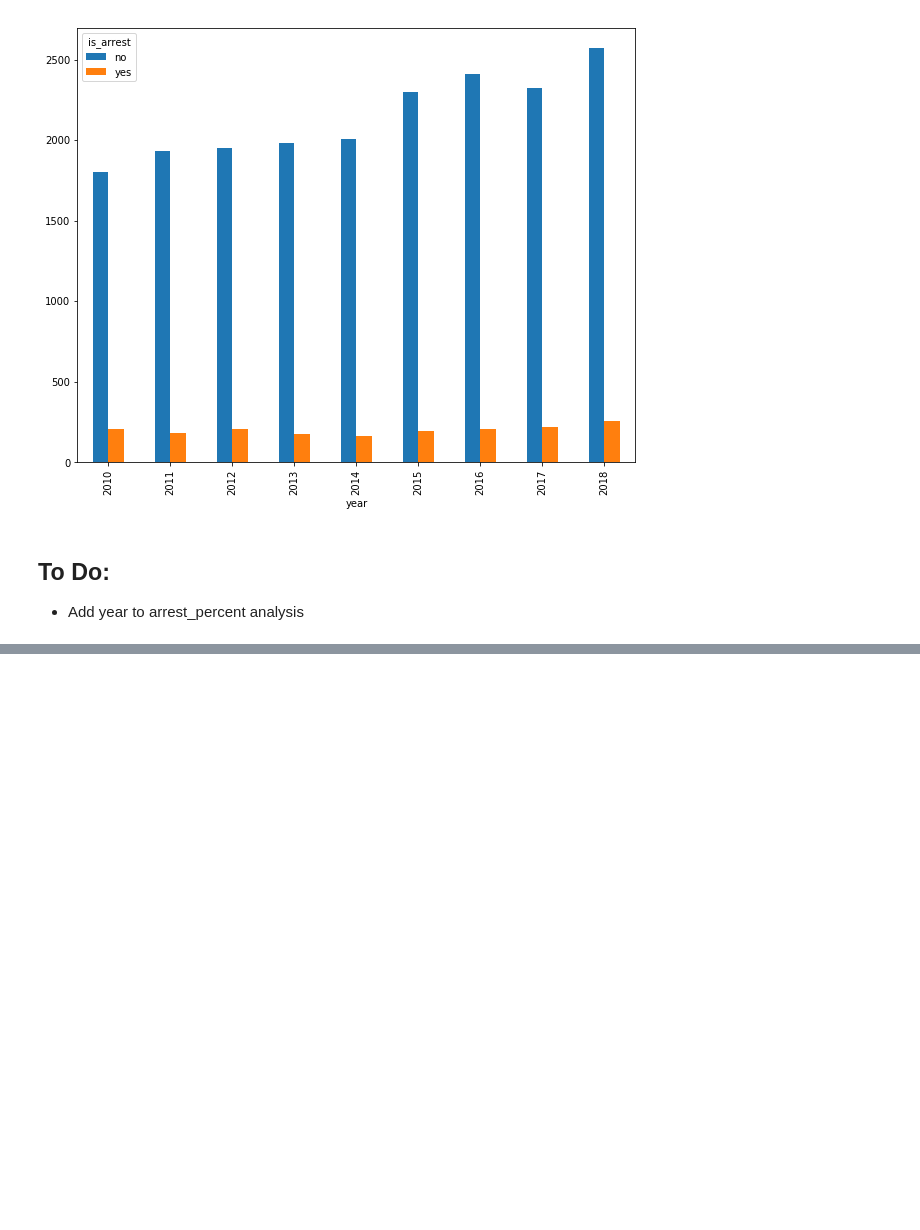
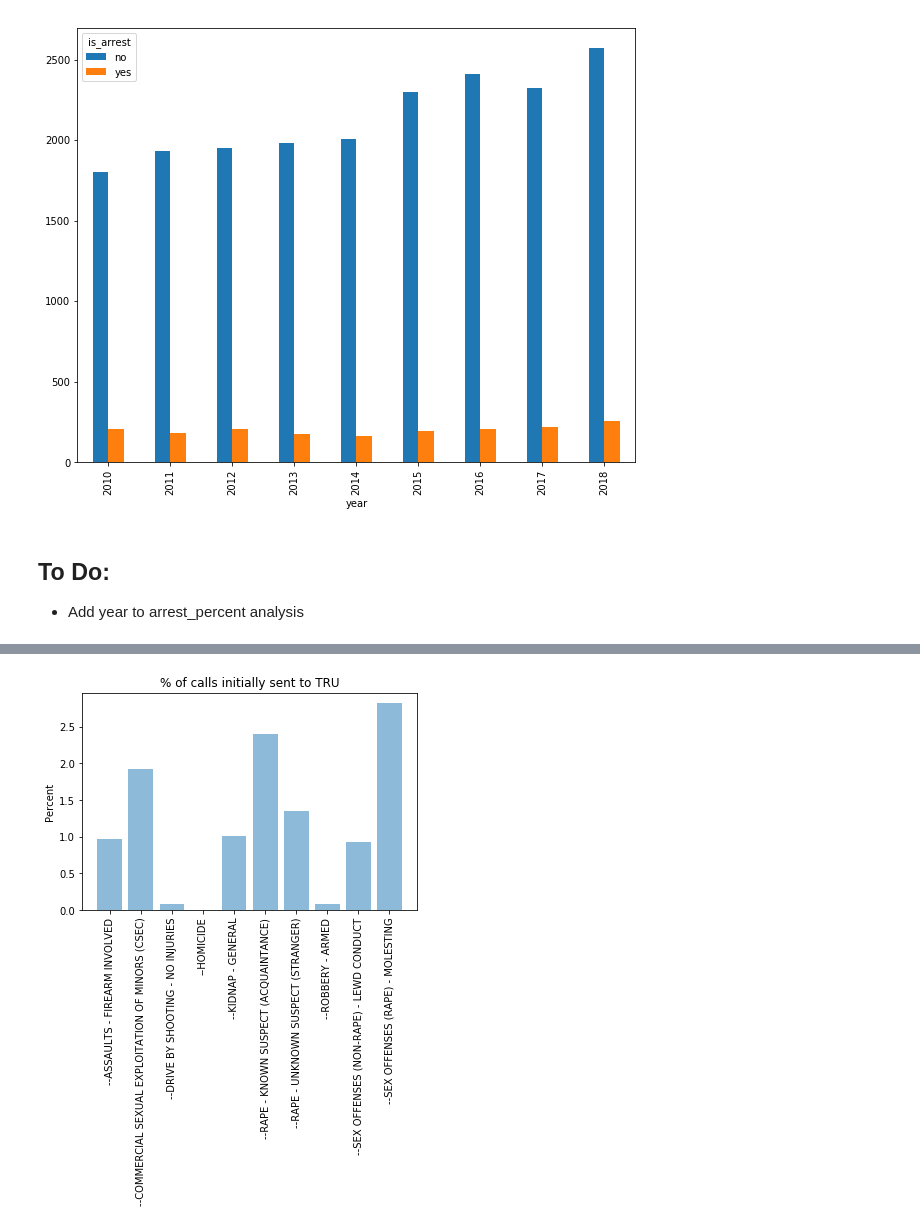
Before and after one commit to teacupwoozy/spd_notebook_archive, a Jupyter notebook: spd_notebook/2010-2018_sexcrimes_violentcrimes_percentages.ipynb, the cells around one changed output, grey strips where cells are left out. Saved outputs shown, nothing was run; the diff lists cells and outputs as text; code cells hidden in the pictures; blank space fills up the shorter version.

Commit message:
Add counts, percentages of TRU calls

```diff
--- a/spd_notebook/2010-2018_sexcrimes_violentcrimes_percentages.ipynb
+++ b/spd_notebook/2010-2018_sexcrimes_violentcrimes_percentages.ipynb
@@ -263,0 +258,8 @@ data.groupby('is_arrest').year.value_counts().unstack(0).plot.bar(stacked=False,
+# %%
+# Create crosstab to view % all TRU calls by crime type
+
+percentage_tru_calls = pd.crosstab(data.final_call_type,data.is_TRU,
+                          normalize = 'index').rename_axis(None)
+percentage_tru_calls *= 100
+
+percentage_tru_calls
@@ -263,0 +278,10 @@ data.groupby('is_arrest').year.value_counts().unstack(0).plot.bar(stacked=False,
+# %%
+# Plot TRU call percentages as bar graph.
+plt.bar(percentage_tru_calls.index, percentage_tru_calls.yes, align='center', alpha=0.5)
+plt.ylabel('Percent')
+plt.title('% of calls initially sent to TRU')
+plt.xticks(rotation=90)
+
+plt.show()
+# %% [output]
+[figure, added]
```
Also changed, not shown: parts of 6 cells of this notebook.
